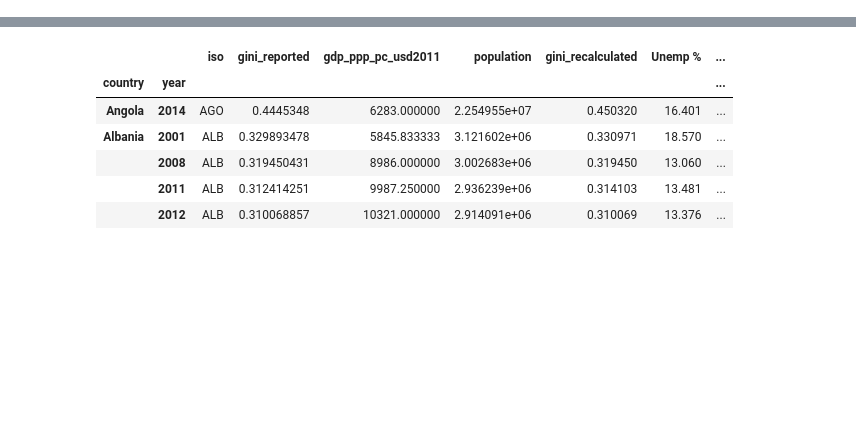
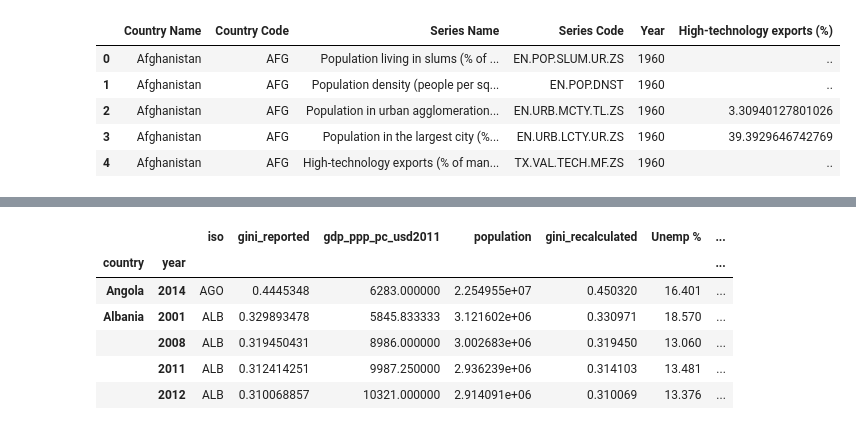
Before and after one commit to yonglau1999/HE4045-Group-Project, a Jupyter notebook: Project.ipynb, the cells around one changed output, grey strips where cells are left out. Drawn from its saved outputs; the diff is of its cells as text; code cells hidden in the pictures; blank space fills up the shorter version.

```diff
--- a/Project.ipynb
+++ b/Project.ipynb
@@ -1,16 +1,37 @@
 # %%
-#testing!
 import pandas as pd
 import numpy as np
 import statsmodels.api as sm
 import seaborn as sns
 import matplotlib.pyplot as plt
 
-# Load the datasets
-file1_path = 'educ_data.csv'
-file2_path = 'gini_data.csv'
-file3_path = 'unemp_data.csv'
+from linearmodels.panel import PanelOLS
 
-educ_df = pd.read_csv(file1_path)
-gini_df = pd.read_csv(file2_path)
-unemp_df = pd.read_csv(file3_path)
+# Load relevant datasets as dataframes
+educ_df = pd.read_csv('educ_data.csv')
+gini_df = pd.read_csv('gini_data.csv')
+unemp_df = pd.read_csv('unemp_data.csv')
+world_bank_df = pd.read_csv('world_bank_data.csv')
+# %%
+year_columns = [str(year) + ' [YR' + str(year) + ']' for year in range(1960, 2024)]
+
+# Melt the DataFrame to make years as rows
+world_bank_melted_df = world_bank_df.melt(
+    id_vars=['Country Name', 'Country Code', 'Series Name', 'Series Code'],
+    value_vars=year_columns,
+    var_name='Year',
+    value_name='High-technology exports (%)'
+)
+
+# Clean the 'Year' column to retain only the year part
+world_bank_melted_df['Year'] = world_bank_melted_df['Year'].str.extract('(\d{4})').astype(int)
+
+# Display the first few rows of the melted DataFrame
+world_bank_melted_df.head()
+# %% [output]
+|  | Country Name | Country Code | Series Name | Series Code | Year | High-technology exports (%) |
+| 0 | Afghanistan | AFG | Population living in slums (% of ... | EN.POP.SLUM.UR.ZS | 1960 | .. |
+| 1 | Afghanistan | AFG | Population density (people per sq... | EN.POP.DNST | 1960 | .. |
+| 2 | Afghanistan | AFG | Population in urban agglomeration... | EN.URB.MCTY.TL.ZS | 1960 | 3.30940127801026 |
+| 3 | Afghanistan | AFG | Population in the largest city (%... | EN.URB.LCTY.UR.ZS | 1960 | 39.3929646742769 |
+| 4 | Afghanistan | AFG | High-technology exports (% of man... | TX.VAL.TECH.MF.ZS | 1960 | .. |
```
Also changed, not shown: parts of 6 cells of this notebook.
